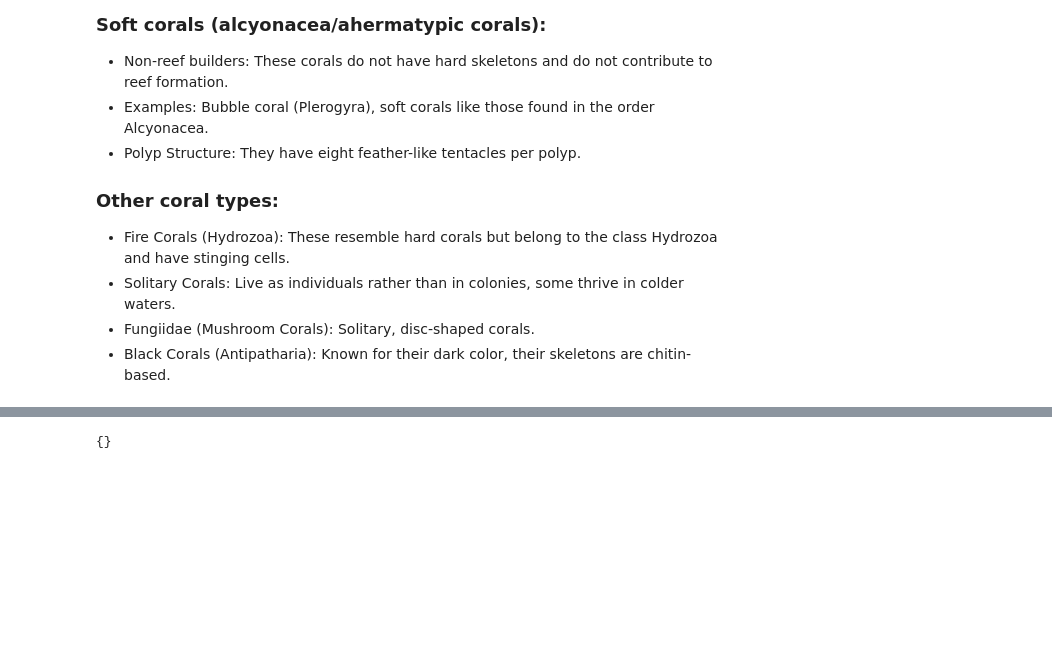
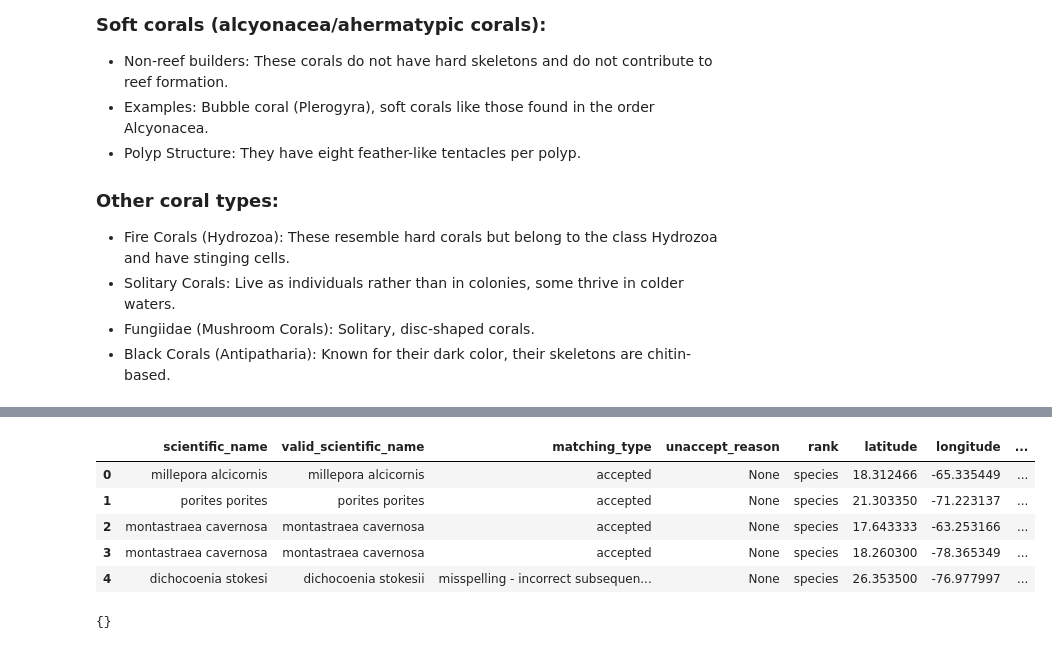
Before and after one commit to adrevant/medium-lab, a Jupyter notebook: hub_ocean_tests/coral_classification.ipynb, the cells around one changed output, grey strips where cells are left out. Saved outputs shown, nothing was run; the diff lists cells and outputs as text; code cells hidden in the pictures; blank space fills up the shorter version.

```diff
--- a/hub_ocean_tests/coral_classification.ipynb
+++ b/hub_ocean_tests/coral_classification.ipynb
@@ -611,0 +651,15 @@ reef_communities.head(3)
+# %%
+gdf = gpd.GeoDataFrame(
+    reef_communities,
+    geometry=gpd.points_from_xy(reef_communities["longitude"], reef_communities["latitude"]),
+    crs="EPSG:4326",
+    #crs = "EPSG:3857",
+)
+gdf.head()
+# %% [output]
+|  | scientific_name | valid_scientific_name | matching_type | unaccept_reason | rank | latitude | longitude | ... |
+| 0 | millepora alcicornis | millepora alcicornis | accepted | None | species | 18.312466 | -65.335449 | ... |
+| 1 | porites porites | porites porites | accepted | None | species | 21.303350 | -71.223137 | ... |
+| 2 | montastraea cavernosa | montastraea cavernosa | accepted | None | species | 17.643333 | -63.253166 | ... |
+| 3 | montastraea cavernosa | montastraea cavernosa | accepted | None | species | 18.260300 | -78.365349 | ... |
+| 4 | dichocoenia stokesi | dichocoenia stokesii | misspelling - incorrect subsequen... | None | species | 26.353500 | -76.977997 | ... |
```
Also changed, not shown: parts of 10 cells of this notebook, 3 other files.
